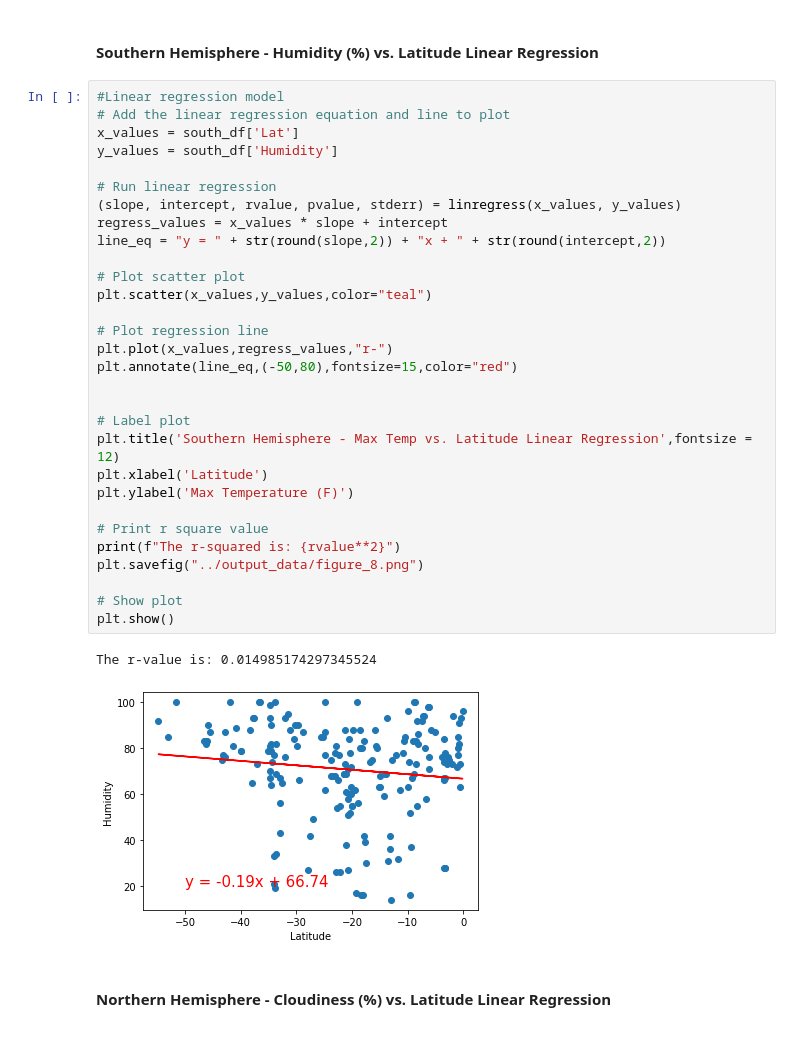
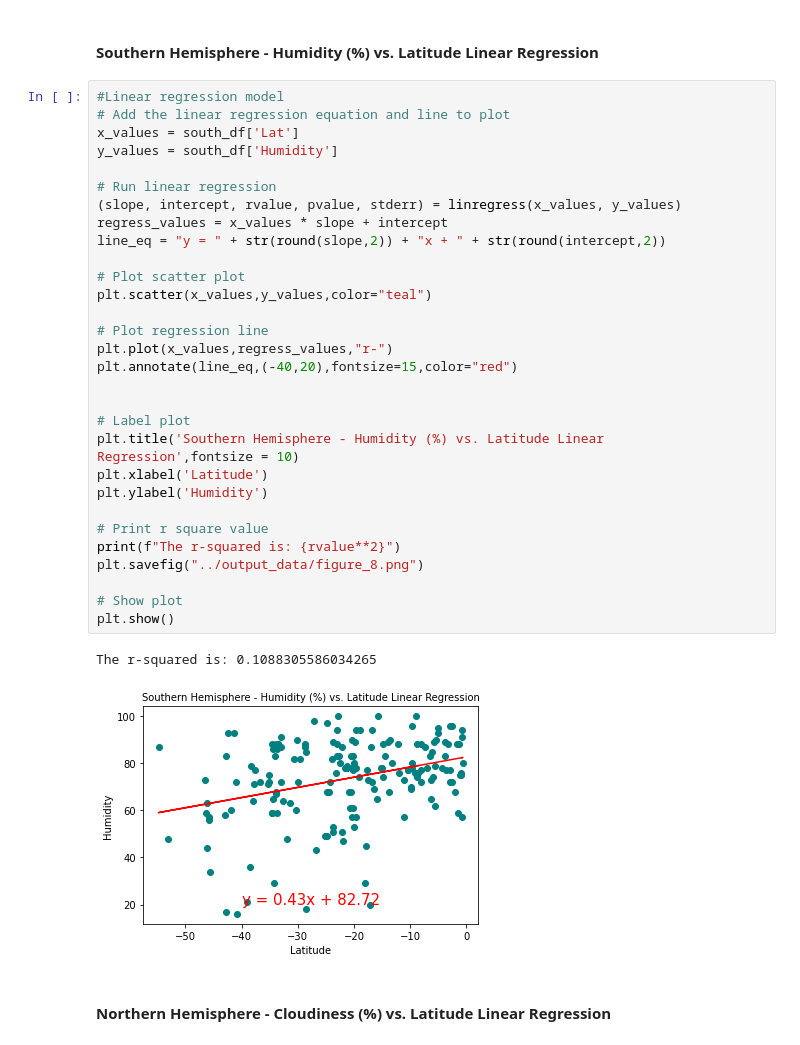
Before and after one commit to Claude-Hanfou/Python-API-Analysis, a Jupyter notebook: WeatherPy/WeatherPy.ipynb, the cells around one changed output. Cells and saved outputs as stored; diff of their text form.

```diff
--- a/WeatherPy/WeatherPy.ipynb
+++ b/WeatherPy/WeatherPy.ipynb
@@ -393,35 +393,35 @@ The r-squared is: 0.1543575218932876
 # %%
 #Linear regression model
 # Add the linear regression equation and line to plot
 x_values = south_df['Lat']
 y_values = south_df['Humidity']
 
 # Run linear regression
 (slope, intercept, rvalue, pvalue, stderr) = linregress(x_values, y_values)
 regress_values = x_values * slope + intercept
 line_eq = "y = " + str(round(slope,2)) + "x + " + str(round(intercept,2))
 
 # Plot scatter plot
 plt.scatter(x_values,y_values,color="teal")
 
 # Plot regression line
 plt.plot(x_values,regress_values,"r-")
-plt.annotate(line_eq,(-50,80),fontsize=15,color="red")
+plt.annotate(line_eq,(-40,20),fontsize=15,color="red")
 
 
 # Label plot
-plt.title('Southern Hemisphere - Max Temp vs. Latitude Linear Regression',fontsize = 12)
+plt.title('Southern Hemisphere - Humidity (%) vs. Latitude Linear Regression',fontsize = 10)
 plt.xlabel('Latitude')
-plt.ylabel('Max Temperature (F)')
+plt.ylabel('Humidity')
 
 # Print r square value
 print(f"The r-squared is: {rvalue**2}")
 plt.savefig("../output_data/figure_8.png")
 
 # Show plot
 plt.show()
 # %% [output]
-The r-value is: 0.014985174297345524
+The r-squared is: 0.1088305586034265
-[figure, old version]
+[figure, new version]
 # %% [markdown]
 ####  Northern Hemisphere - Cloudiness (%) vs. Latitude Linear Regression
```
Also changed, not shown: parts of 7 cells of this notebook, 2 other files.
